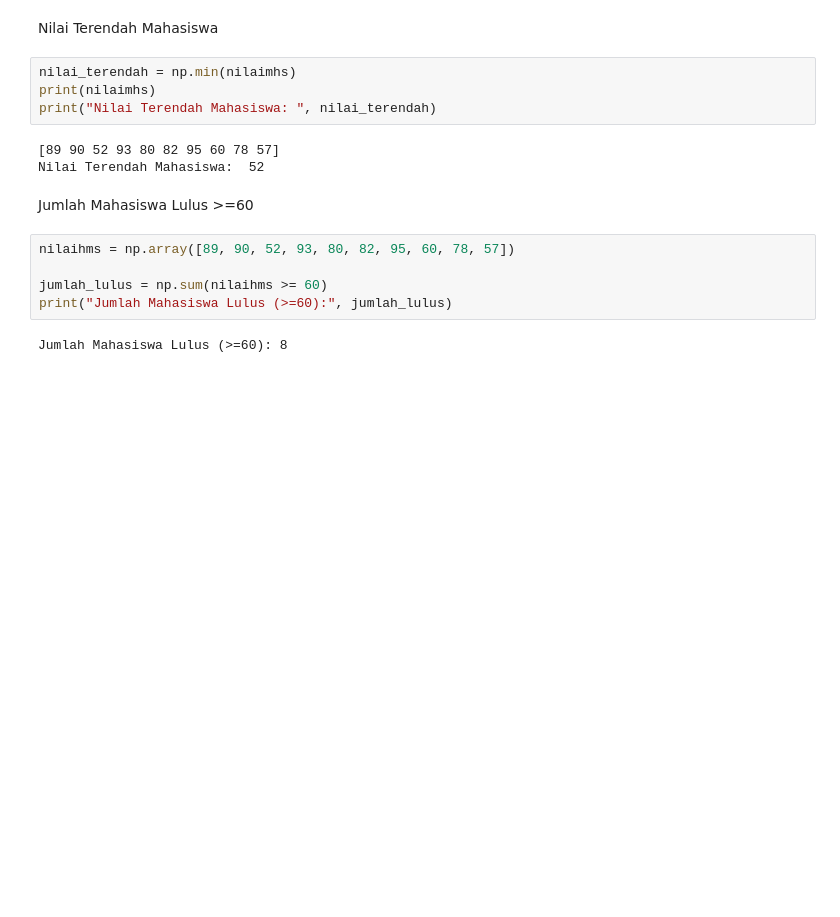
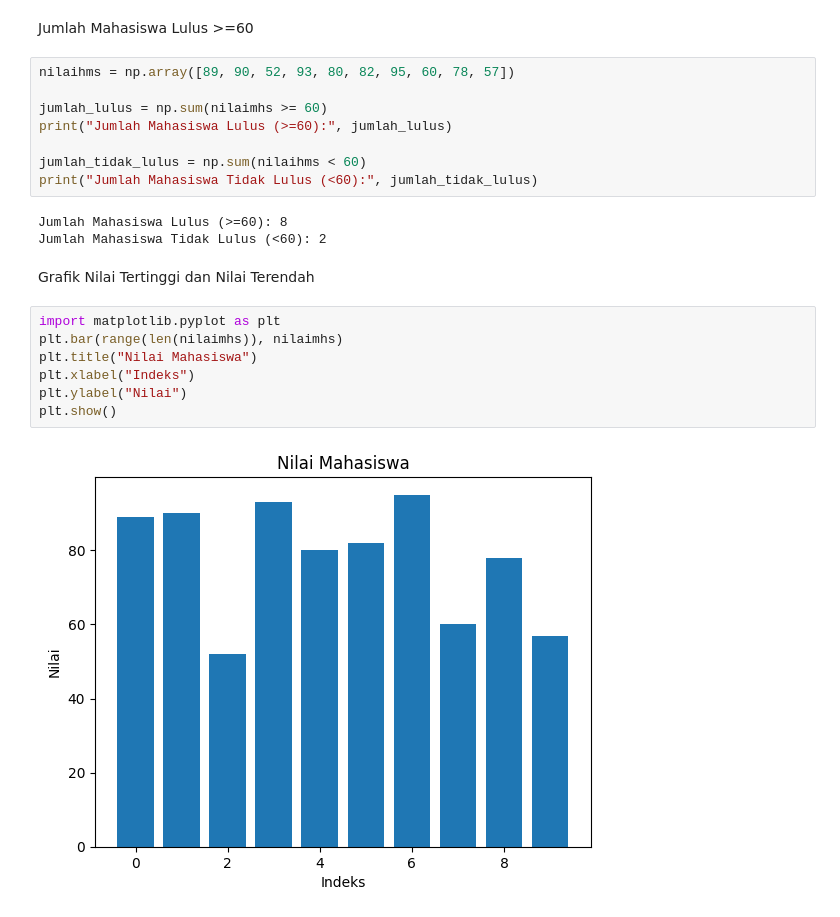
Before and after one commit to gungradha/01-Array, a Jupyter notebook: Soal_01.ipynb, the cells around one changed output. Saved outputs shown, nothing was run; the diff lists cells and outputs as text; blank space fills up the shorter version.

```diff
--- a/Soal_01.ipynb
+++ b/Soal_01.ipynb
@@ -18,18 +35,24 @@ Nilai Tertinggi Mahasiswa:  95
-# %% [markdown]
-Nilai Terendah Mahasiswa
-# %%
-nilai_terendah = np.min(nilaimhs)
-print(nilaimhs)
-print("Nilai Terendah Mahasiswa: ", nilai_terendah)
-# %% [output]
-[89 90 52 93 80 82 95 60 78 57]
-Nilai Terendah Mahasiswa:  52
 # %% [markdown]
 Jumlah Mahasiswa Lulus >=60
 # %%
 nilaihms = np.array([89, 90, 52, 93, 80, 82, 95, 60, 78, 57])
 
-jumlah_lulus = np.sum(nilaihms >= 60)
+jumlah_lulus = np.sum(nilaimhs >= 60)
 print("Jumlah Mahasiswa Lulus (>=60):", jumlah_lulus)
+
+jumlah_tidak_lulus = np.sum(nilaihms < 60)
+print("Jumlah Mahasiswa Tidak Lulus (<60):", jumlah_tidak_lulus)
 # %% [output]
 Jumlah Mahasiswa Lulus (>=60): 8
+Jumlah Mahasiswa Tidak Lulus (<60): 2
+# %% [markdown]
+Grafik Nilai Tertinggi dan Nilai Terendah
+# %%
+import matplotlib.pyplot as plt
+plt.bar(range(len(nilaimhs)), nilaimhs)
+plt.title("Nilai Mahasiswa")
+plt.xlabel("Indeks")
+plt.ylabel("Nilai")
+plt.show()
+# %% [output]
+[figure, added]
```
Also changed, not shown: parts of 9 cells of this notebook.
